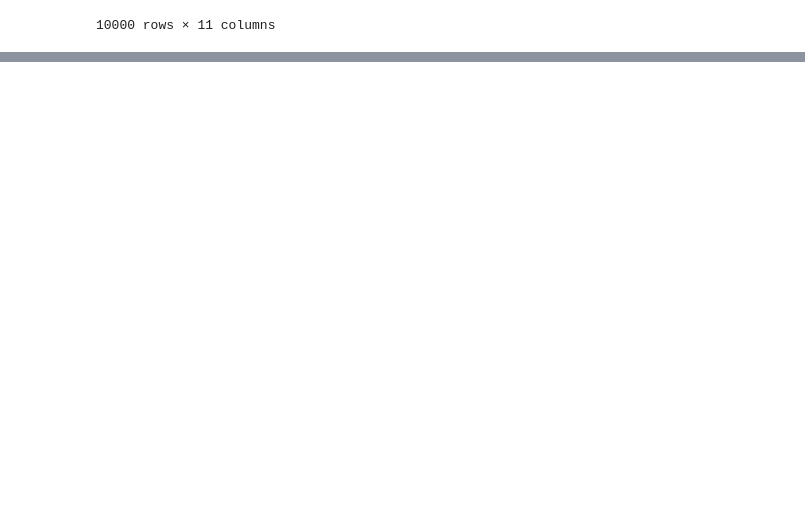
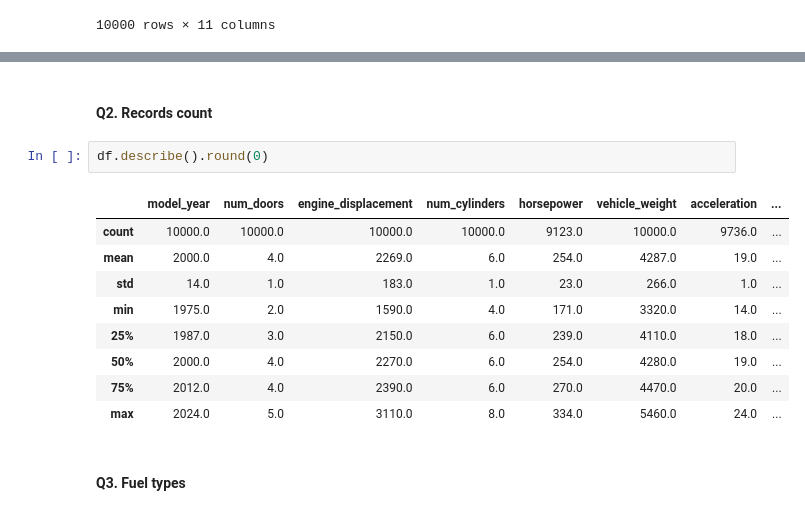
Before and after one commit to James-Okorie1234/machine-learning-zoomcamp-homework, a Jupyter notebook: 01-intro/ML_zoomcamp_homework1.ipynb, the cells around one changed output, grey strips where cells are left out. Saved outputs shown, nothing was run; the diff lists cells and outputs as text; blank space fills up the shorter version.

```diff
--- a/01-intro/ML_zoomcamp_homework1.ipynb
+++ b/01-intro/ML_zoomcamp_homework1.ipynb
@@ -32,3 +34,19 @@ df.head()
 | 2 | 1996 | Asia | Gasoline | Front-wheel drive | 5 | 2320 | 6 | 267.0 | ... |
 | 3 | 1989 | Europe | Gasoline | Front-wheel drive | 4 | 2130 | 6 | 258.0 | ... |
 | 4 | 1994 | USA | Diesel | Front-wheel drive | 3 | 2580 | 7 | 304.0 | ... |
+# %% [markdown]
+#### Q2. Records count
+# %%
+df.describe().round(0)
+# %% [output]
+|  | model_year | num_doors | engine_displacement | num_cylinders | horsepower | vehicle_weight | acceleration | ... |
+| count | 10000.0 | 10000.0 | 10000.0 | 10000.0 | 9123.0 | 10000.0 | 9736.0 | ... |
+| mean | 2000.0 | 4.0 | 2269.0 | 6.0 | 254.0 | 4287.0 | 19.0 | ... |
+| std | 14.0 | 1.0 | 183.0 | 1.0 | 23.0 | 266.0 | 1.0 | ... |
+| min | 1975.0 | 2.0 | 1590.0 | 4.0 | 171.0 | 3320.0 | 14.0 | ... |
+| 25% | 1987.0 | 3.0 | 2150.0 | 6.0 | 239.0 | 4110.0 | 18.0 | ... |
+| 50% | 2000.0 | 4.0 | 2270.0 | 6.0 | 254.0 | 4280.0 | 19.0 | ... |
+| 75% | 2012.0 | 4.0 | 2390.0 | 6.0 | 270.0 | 4470.0 | 20.0 | ... |
+| max | 2024.0 | 5.0 | 3110.0 | 8.0 | 334.0 | 5460.0 | 24.0 | ... |
+# %% [markdown]
+#### Q3. Fuel types
```
Also changed, not shown: parts of 26 cells of this notebook.
